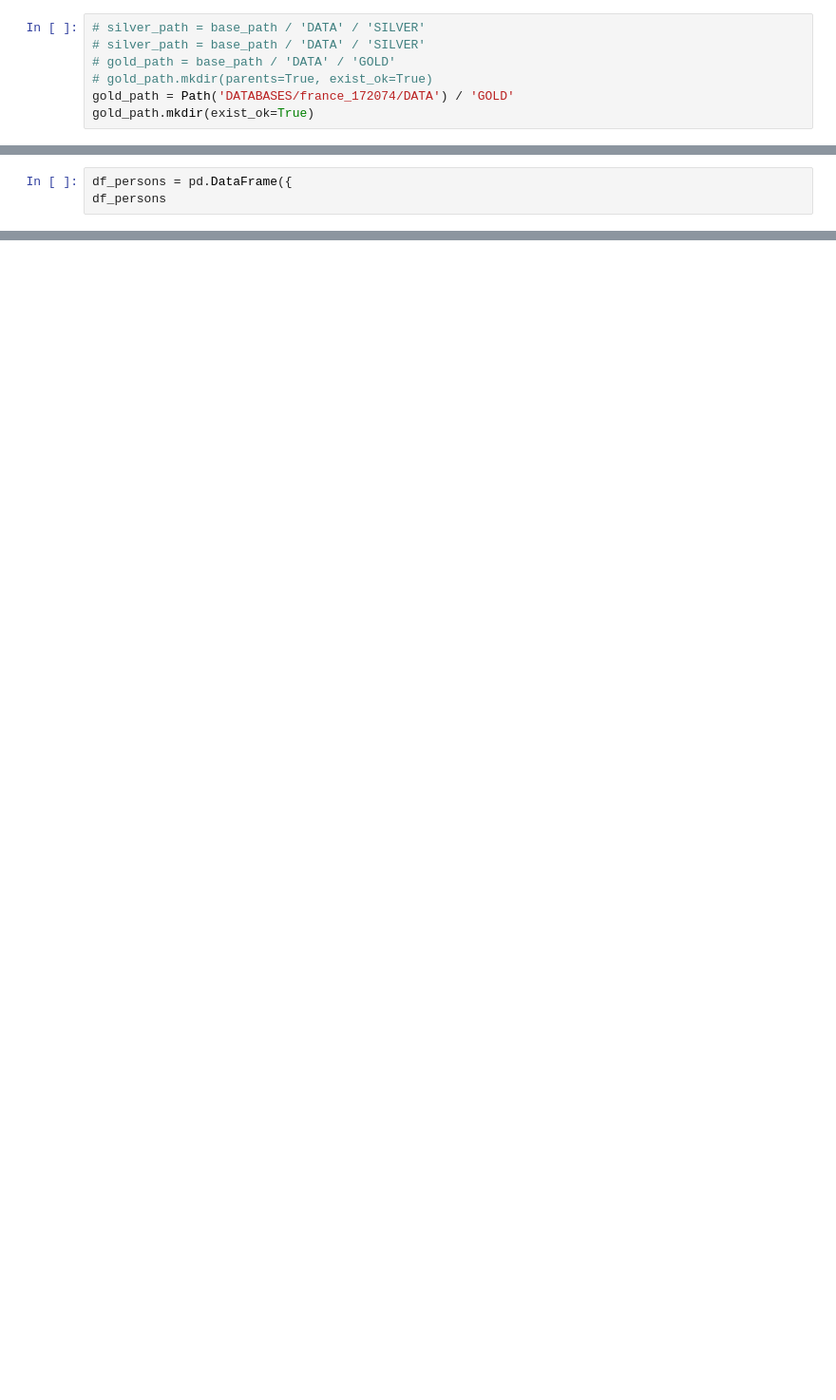
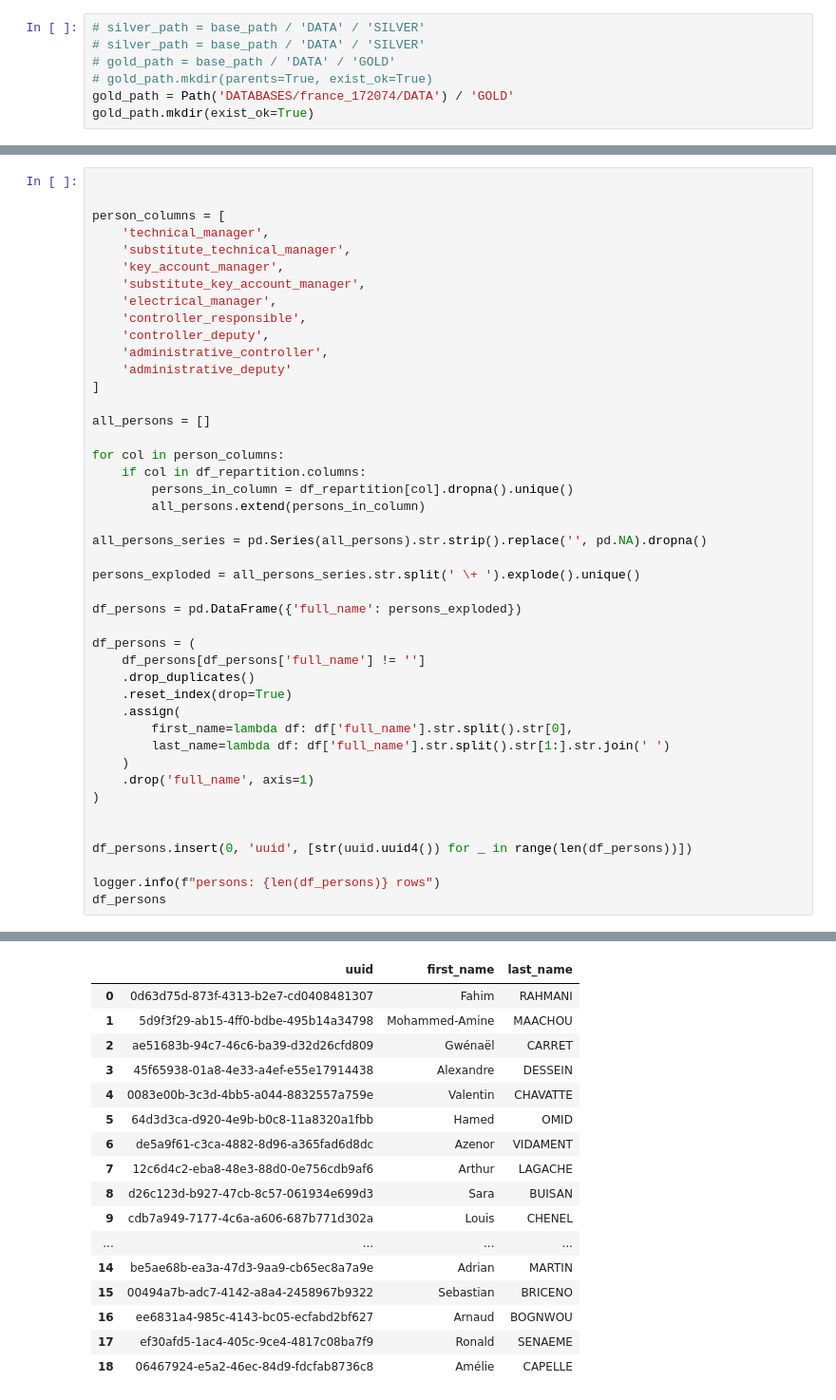
Before and after one commit to DVDJNBR/WNDMNGR.DB, a Jupyter notebook: test_connection.ipynb, the cells around one changed output, grey strips where cells are left out. Shown at 95% size. Saved outputs shown, nothing was run; the diff lists cells and outputs as text; blank space fills up the shorter version.

```diff
--- a/test_connection.ipynb
+++ b/test_connection.ipynb
@@ -85,3 +80,45 @@ df_person_roles.to_csv(gold_path / 'person_roles.csv', index=False)
 # %%
-df_persons = pd.DataFrame({
+
+
+person_columns = [
+    'technical_manager',
+    'substitute_technical_manager',
+    'key_account_manager',
+    'substitute_key_account_manager',
+    'electrical_manager',
+    'controller_responsible',
+    'controller_deputy',
+    'administrative_controller',
+    'administrative_deputy'
+]
+
+all_persons = []
+
+for col in person_columns:
+    if col in df_repartition.columns:
+        persons_in_column = df_repartition[col].dropna().unique()
+        all_persons.extend(persons_in_column)
+
+all_persons_series = pd.Series(all_persons).str.strip().replace('', pd.NA).dropna()
+
+persons_exploded = all_persons_series.str.split(' \+ ').explode().unique()
+
+df_persons = pd.DataFrame({'full_name': persons_exploded})
+
+df_persons = (
+    df_persons[df_persons['full_name'] != '']
+    .drop_duplicates()
+    .reset_index(drop=True)
+    .assign(
+        first_name=lambda df: df['full_name'].str.split().str[0],
+        last_name=lambda df: df['full_name'].str.split().str[1:].str.join(' ')
+    )
+    .drop('full_name', axis=1)
+)
+
+
+df_persons.insert(0, 'uuid', [str(uuid.uuid4()) for _ in range(len(df_persons))])
+
+logger.info(f"persons: {len(df_persons)} rows")
 df_persons
+# %% [output]
@@ -87,0 +126,17 @@ df_persons
+|  | uuid | first_name | last_name |
+| 0 | 0d63d75d-873f-4313-b2e7-cd0408481307 | Fahim | RAHMANI |
+| 1 | 5d9f3f29-ab15-4ff0-bdbe-495b14a34798 | Mohammed-Amine | MAACHOU |
+| 2 | ae51683b-94c7-46c6-ba39-d32d26cfd809 | Gwénaël | CARRET |
+| 3 | 45f65938-01a8-4e33-a4ef-e55e17914438 | Alexandre | DESSEIN |
+| 4 | 0083e00b-3c3d-4bb5-a044-8832557a759e | Valentin | CHAVATTE |
+| 5 | 64d3d3ca-d920-4e9b-b0c8-11a8320a1fbb | Hamed | OMID |
+| 6 | de5a9f61-c3ca-4882-8d96-a365fad6d8dc | Azenor | VIDAMENT |
+| 7 | 12c6d4c2-eba8-48e3-88d0-0e756cdb9af6 | Arthur | LAGACHE |
+| 8 | d26c123d-b927-47cb-8c57-061934e699d3 | Sara | BUISAN |
+| 9 | cdb7a949-7177-4c6a-a606-687b771d302a | Louis | CHENEL |
+| ... | ... | ... | ... |
+| 14 | be5ae68b-ea3a-47d3-9aa9-cb65ec8a7a9e | Adrian | MARTIN |
+| 15 | 00494a7b-adc7-4142-a8a4-2458967b9322 | Sebastian | BRICENO |
+| 16 | ee6831a4-985c-4143-bc05-ecfabd2bf627 | Arnaud | BOGNWOU |
+| 17 | ef30afd5-1ac4-405c-9ce4-4817c08ba7f9 | Ronald | SENAEME |
+| 18 | 06467924-e5a2-46ec-84d9-fdcfab8736c8 | Amélie | CAPELLE |
```
Also changed, not shown: parts of 7 cells of this notebook, 8 other files.
